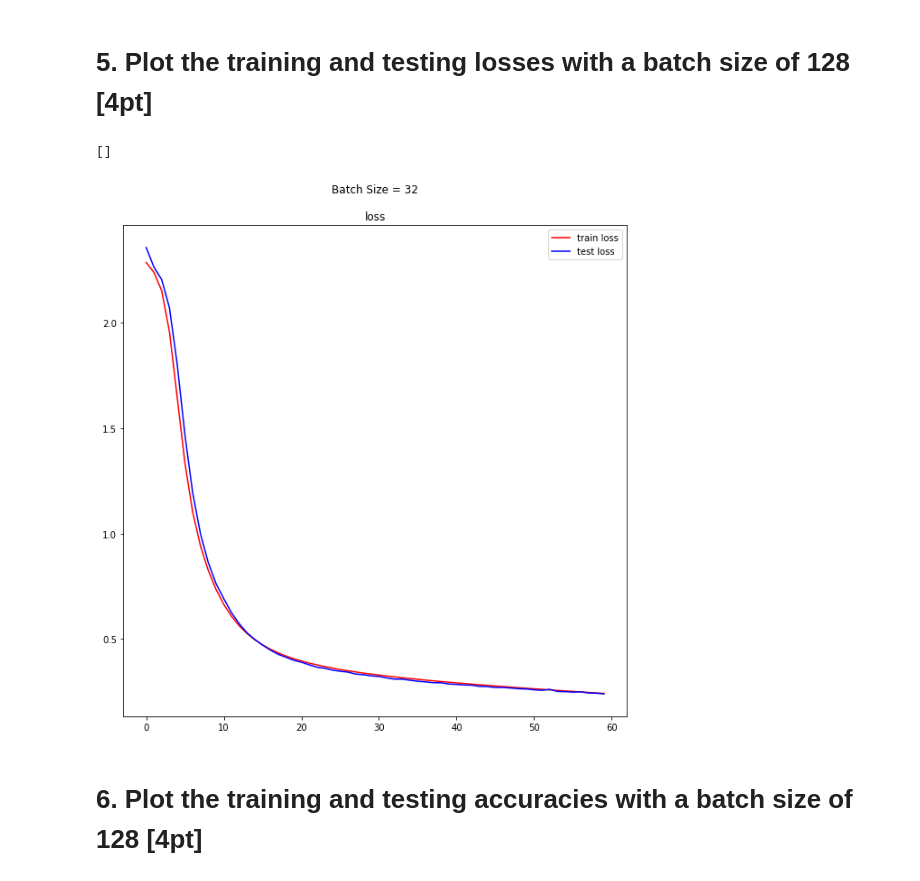
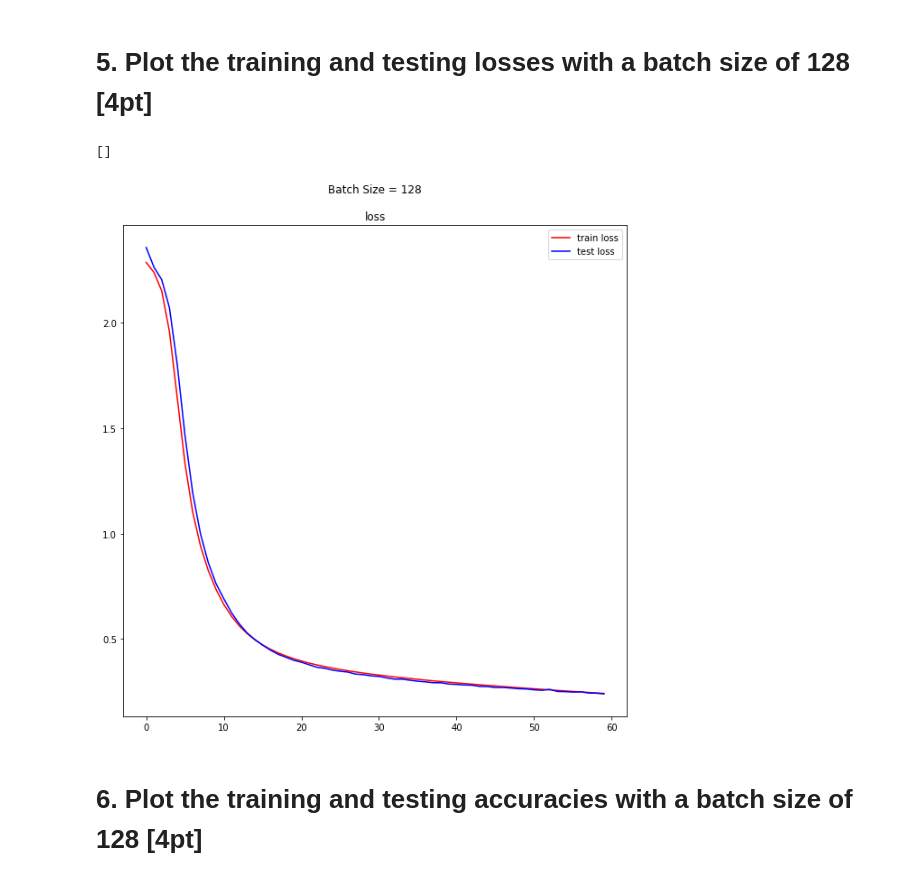
Before and after one commit to ehehehe95/Implementing-Basic-ML-techniques, a Jupyter notebook: 9/assignment09.ipynb, the cells around one changed output. Cells and saved outputs as stored; diff of their text form; code cells hidden in the pictures.

```diff
--- a/9/assignment09.ipynb
+++ b/9/assignment09.ipynb
@@ -310,13 +343,13 @@ plt.plot()
 # %%
 plt.figure(1,figsize=(10,10))
 
 plt.plot(loss_train_128,label="train loss",c="red")
 plt.plot(loss_test_128,label="test loss",c="blue")
-plt.title("Batch Size = 32\n\nloss")
+plt.title("Batch Size = 128\n\nloss")
 plt.legend()
 plt.plot()
 # %% [output]
 []
-[figure, old version]
+[figure, new version]
 # %% [markdown]
 # 6. Plot the training and testing accuracies with a batch size of 128 [4pt]
```
Also changed, not shown: parts of 4 cells of this notebook.
